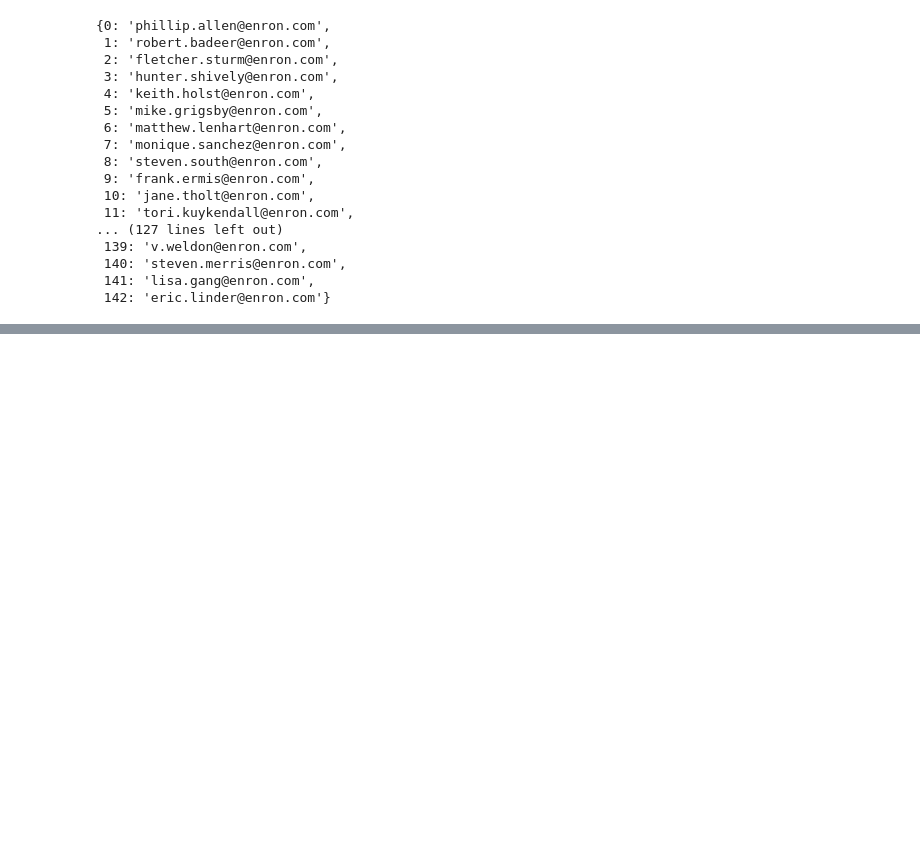
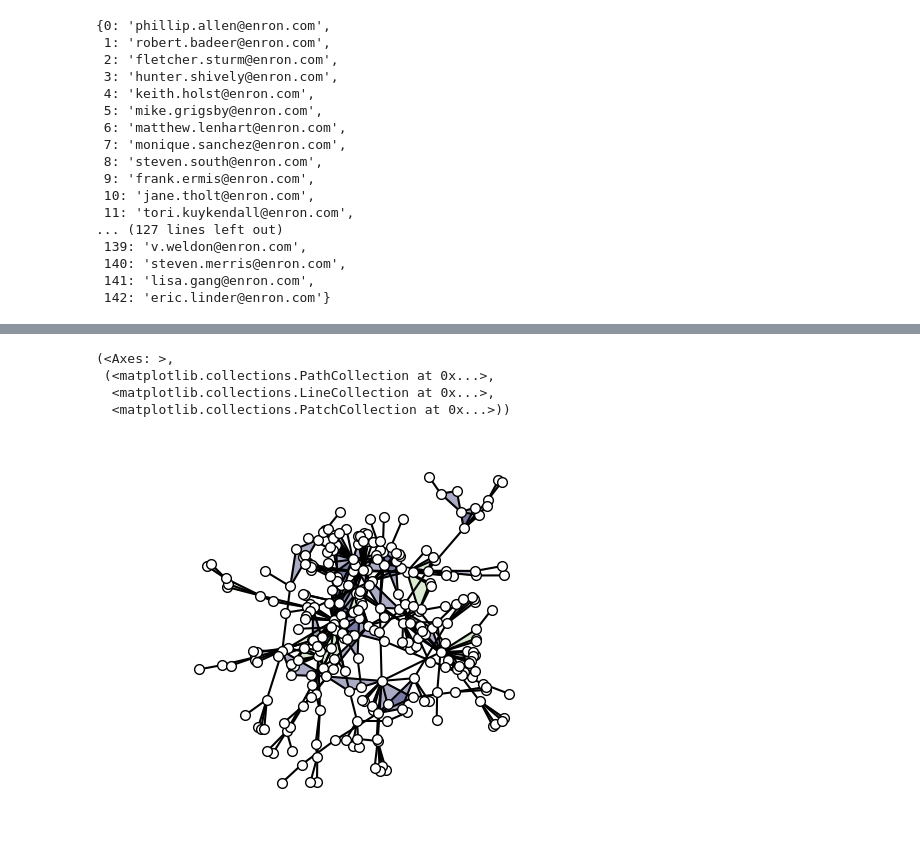
Before and after one commit to pszufe/HIF-standard, a Jupyter notebook: tutorials/xgi.ipynb, the cells around one changed output, grey strips where cells are left out. Cells and saved outputs as stored; diff of their text form; code cells hidden in the pictures; blank space fills up the shorter version.

```diff
--- a/tutorials/xgi.ipynb
+++ b/tutorials/xgi.ipynb
@@ -46,0 +73,5 @@ H_hif.nodes.attrs("name").asdict()
+# %%
+_H = xgi.load_xgi_data("diseasome")
+_H = xgi.cut_to_order(_H, 3)
+S = xgi.SimplicialComplex(_H)
+xgi.write_hif(S, "data/diseasome.json")
@@ -46,0 +83,8 @@ H_hif.nodes.attrs("name").asdict()
+# %%
+xgi.draw(S)
+# %% [output]
+(<Axes: >,
+ (<matplotlib.collections.PathCollection at 0x...>,
+  <matplotlib.collections.LineCollection at 0x...>,
+  <matplotlib.collections.PatchCollection at 0x...>))
+[figure, added]
```
Also changed, not shown: parts of 8 cells of this notebook, 3 other files.
